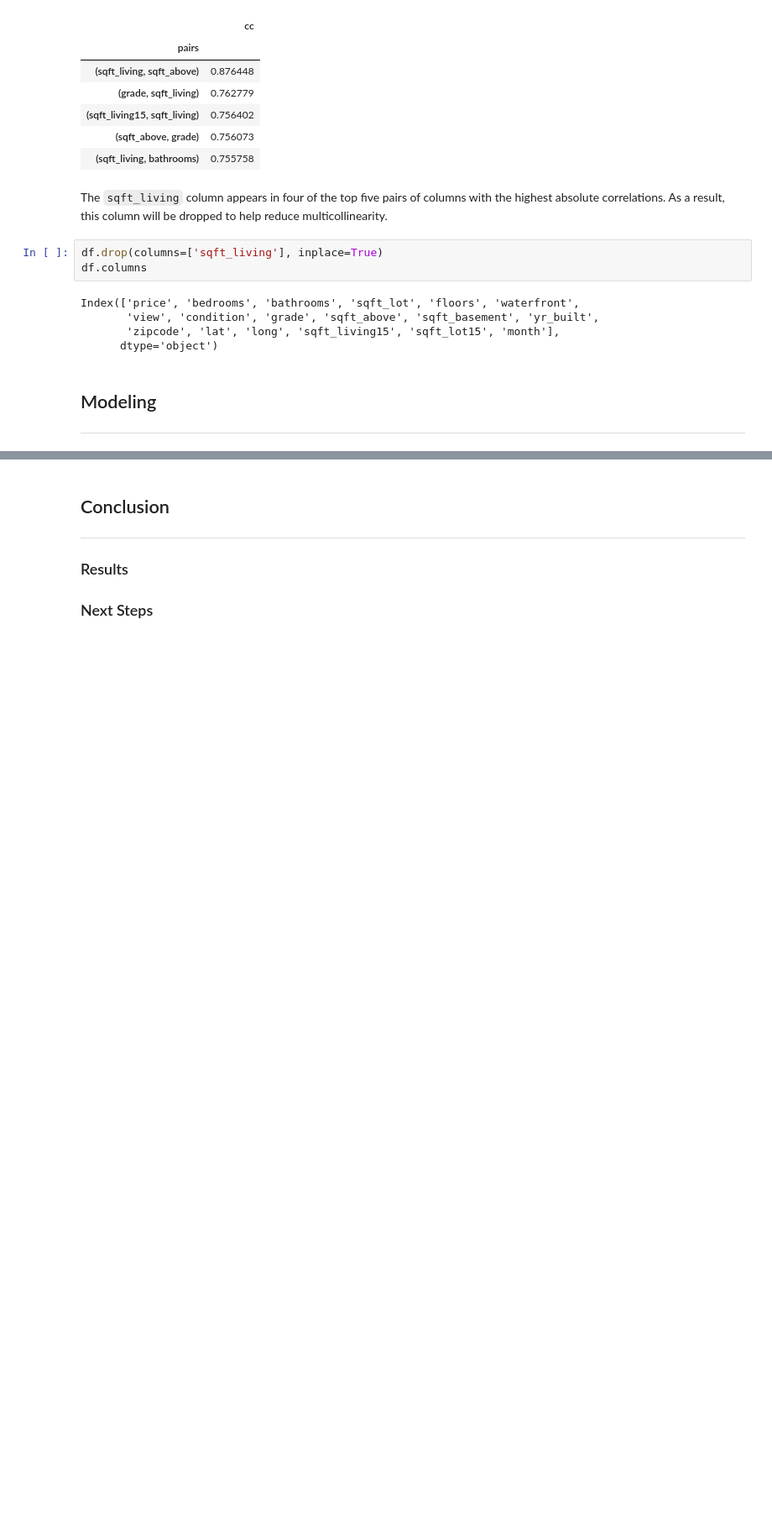
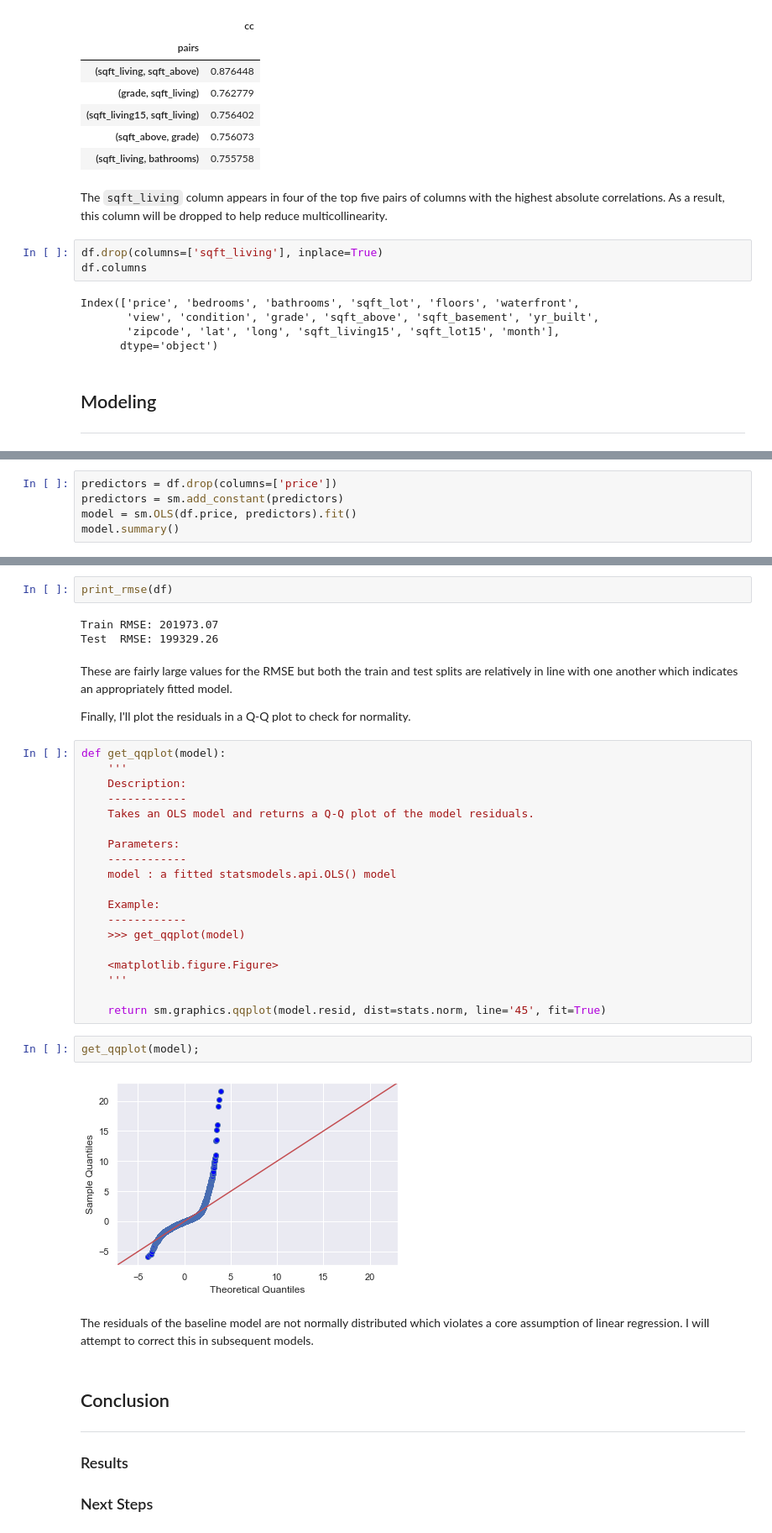
Before and after one commit to tjkyner/housing-regression-model, a Jupyter notebook: notebook.ipynb, the cells around one changed output, grey strips where cells are left out. Shown at 84% size. Drawn from its saved outputs; the diff is of its cells as text; blank space fills up the shorter version.

Commit message:
baseline model

```diff
--- a/notebook.ipynb
+++ b/notebook.ipynb
@@ -509,0 +522,5 @@ Index(['price', 'bedrooms', 'bathrooms', 'sqft_lot', 'floors', 'waterfront',
+# %%
+predictors = df.drop(columns=['price'])
+predictors = sm.add_constant(predictors)
+model = sm.OLS(df.price, predictors).fit()
+model.summary()
@@ -510,3 +607,37 @@ Index(['price', 'bedrooms', 'bathrooms', 'sqft_lot', 'floors', 'waterfront',
+# %%
+print_rmse(df)
+# %% [output]
+Train RMSE: 201973.07
+Test  RMSE: 199329.26
+# %% [markdown]
+These are fairly large values for the RMSE but both the train and test splits are relatively in line with one another which indicates an appropriately fitted model.
+
+Finally, I'll plot the residuals in a Q-Q plot to check for normality.
+# %%
+def get_qqplot(model):
+    '''
+    Description:
+    ------------
+    Takes an OLS model and returns a Q-Q plot of the model residuals.
+
+    Parameters:
+    ------------
+    model : a fitted statsmodels.api.OLS() model
+
+    Example:
+    ------------
+    >>> get_qqplot(model)
+
+    <matplotlib.figure.Figure>
+    '''
+
+    return sm.graphics.qqplot(model.resid, dist=stats.norm, line='45', fit=True)
+# %%
+get_qqplot(model);
+# %% [output]
+[figure, added]
+# %% [markdown]
+The residuals of the baseline model are not normally distributed which violates a core assumption of linear regression. I will attempt to correct this in subsequent models.
 # %% [markdown]
 ## Conclusion
 ---
```
Also changed, not shown: parts of 5 cells of this notebook.
